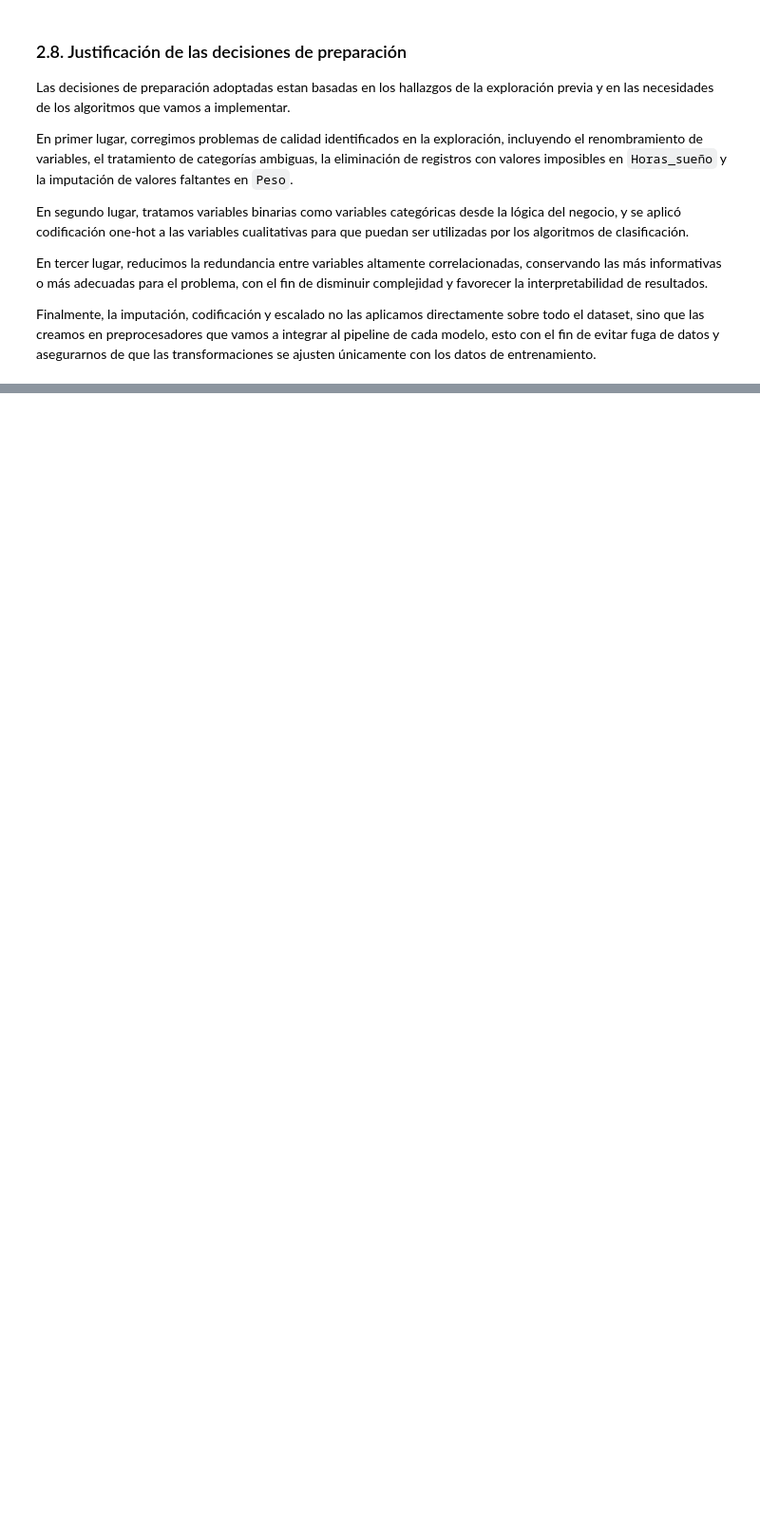
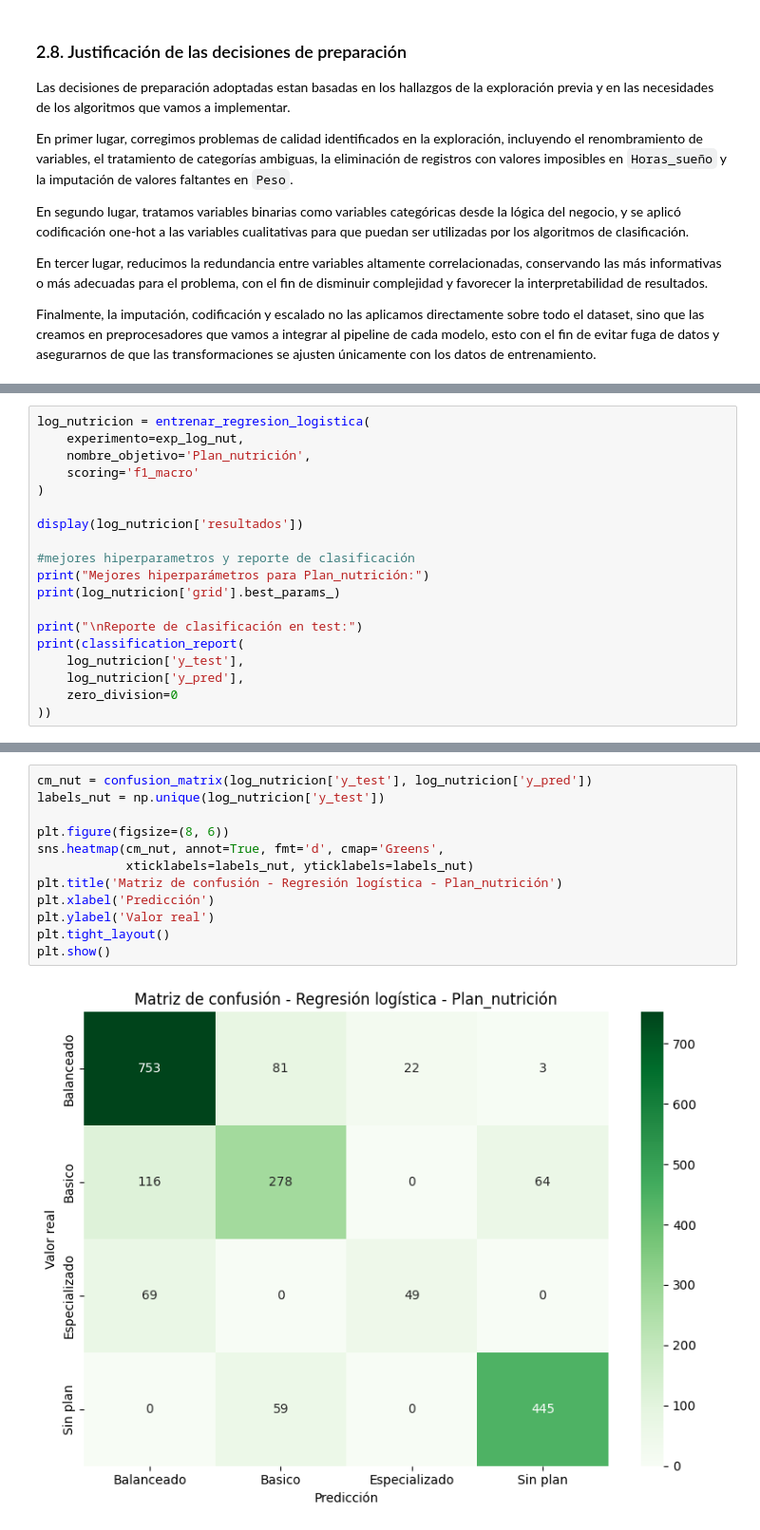
Before and after one commit to Dav1d10/MachineLearningLabs, a Jupyter notebook: Labs/Lab3.ipynb, the cells around one changed output, grey strips where cells are left out. Shown at 95% size. Cells and saved outputs as stored; diff of their text form; blank space fills up the shorter version.

```diff
--- a/Labs/Lab3.ipynb
+++ b/Labs/Lab3.ipynb
@@ -833,0 +1026,19 @@ Finalmente, la imputación, codificación y escalado no las aplicamos directamen
+# %%
+log_nutricion = entrenar_regresion_logistica(
+    experimento=exp_log_nut,
+    nombre_objetivo='Plan_nutrición',
+    scoring='f1_macro'
+)
+
+display(log_nutricion['resultados'])
+
+#mejores hiperparametros y reporte de clasificación
+print("Mejores hiperparámetros para Plan_nutrición:")
+print(log_nutricion['grid'].best_params_)
+
+print("\nReporte de clasificación en test:")
+print(classification_report(
+    log_nutricion['y_test'],
+    log_nutricion['y_pred'],
+    zero_division=0
+))
@@ -833,0 +1065,14 @@ Finalmente, la imputación, codificación y escalado no las aplicamos directamen
+# %%
+cm_nut = confusion_matrix(log_nutricion['y_test'], log_nutricion['y_pred'])
+labels_nut = np.unique(log_nutricion['y_test'])
+
+plt.figure(figsize=(8, 6))
+sns.heatmap(cm_nut, annot=True, fmt='d', cmap='Greens',
+            xticklabels=labels_nut, yticklabels=labels_nut)
+plt.title('Matriz de confusión - Regresión logística - Plan_nutrición')
+plt.xlabel('Predicción')
+plt.ylabel('Valor real')
+plt.tight_layout()
+plt.show()
+# %% [output]
+[figure, added]
```
Also changed, not shown: parts of 19 cells of this notebook.
